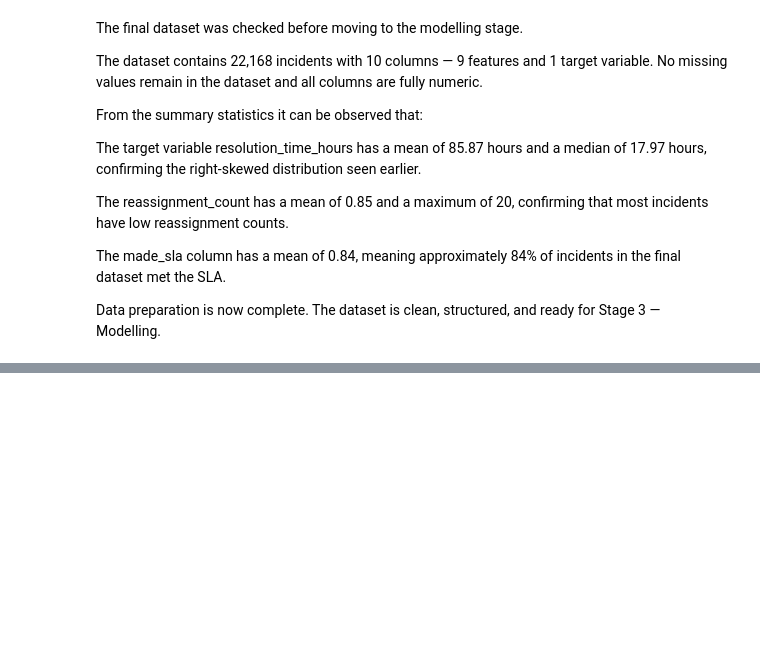
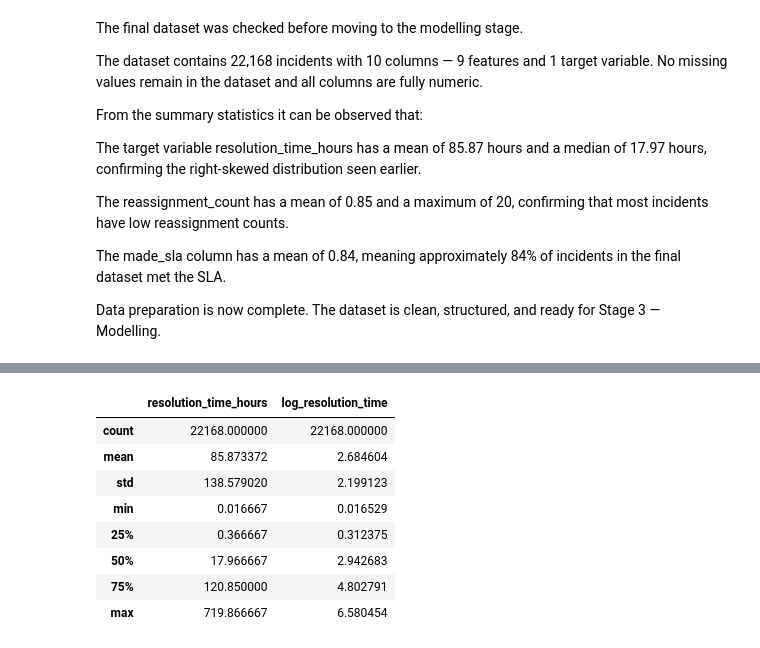
Before and after one commit to Husnain-Yaqoob/IT-Incident-Data-Analysis, a Jupyter notebook: FYP_IT_Incident_Data_Preparation-v3.ipynb, the cells around one changed output, grey strips where cells are left out. Drawn from its saved outputs; the diff is of its cells as text; code cells hidden in the pictures; blank space fills up the shorter version.

Commit message:
commit 7
Started modelling phase; prepared dataset, defined target and features, and implemented preprocessing pipeline

```diff
--- a/FYP_IT_Incident_Data_Preparation-v3.ipynb
+++ b/FYP_IT_Incident_Data_Preparation-v3.ipynb
@@ -961,0 +972,24 @@ for Stage 3 — Modelling.
+# %%
+# Define selected features for modelling
+features = [
+    "priority",
+    "impact",
+    "urgency",
+    "contact_type",
+    "category",
+    "reassignment_count",
+    "reopen_count",
+    "sys_mod_count"
+]
+
+# Define target variable
+target = "resolution_time_hours"
+
+# Create modelling dataframe using selected features and target
+model_df = incident_final[features + [target]].dropna()
+
+# Check final modelling dataset shape
+print("Final dataset shape:", model_df.shape)
+
+# Display first few rows
+model_df.head()
@@ -961,0 +1008,19 @@ for Stage 3 — Modelling.
+# %%
+# Import numpy for log transformation
+import numpy as np
+
+# Create log-transformed target variable
+model_df["log_resolution_time"] = np.log1p(model_df["resolution_time_hours"])
+
+# Check original and transformed target values
+model_df[["resolution_time_hours", "log_resolution_time"]].describe()
+# %% [output]
+|  | resolution_time_hours | log_resolution_time |
+| count | 22168.000000 | 22168.000000 |
+| mean | 85.873372 | 2.684604 |
+| std | 138.579020 | 2.199123 |
+| min | 0.016667 | 0.016529 |
+| 25% | 0.366667 | 0.312375 |
+| 50% | 17.966667 | 2.942683 |
+| 75% | 120.850000 | 4.802791 |
+| max | 719.866667 | 6.580454 |
```
Also changed, not shown: parts of 16 cells of this notebook.
